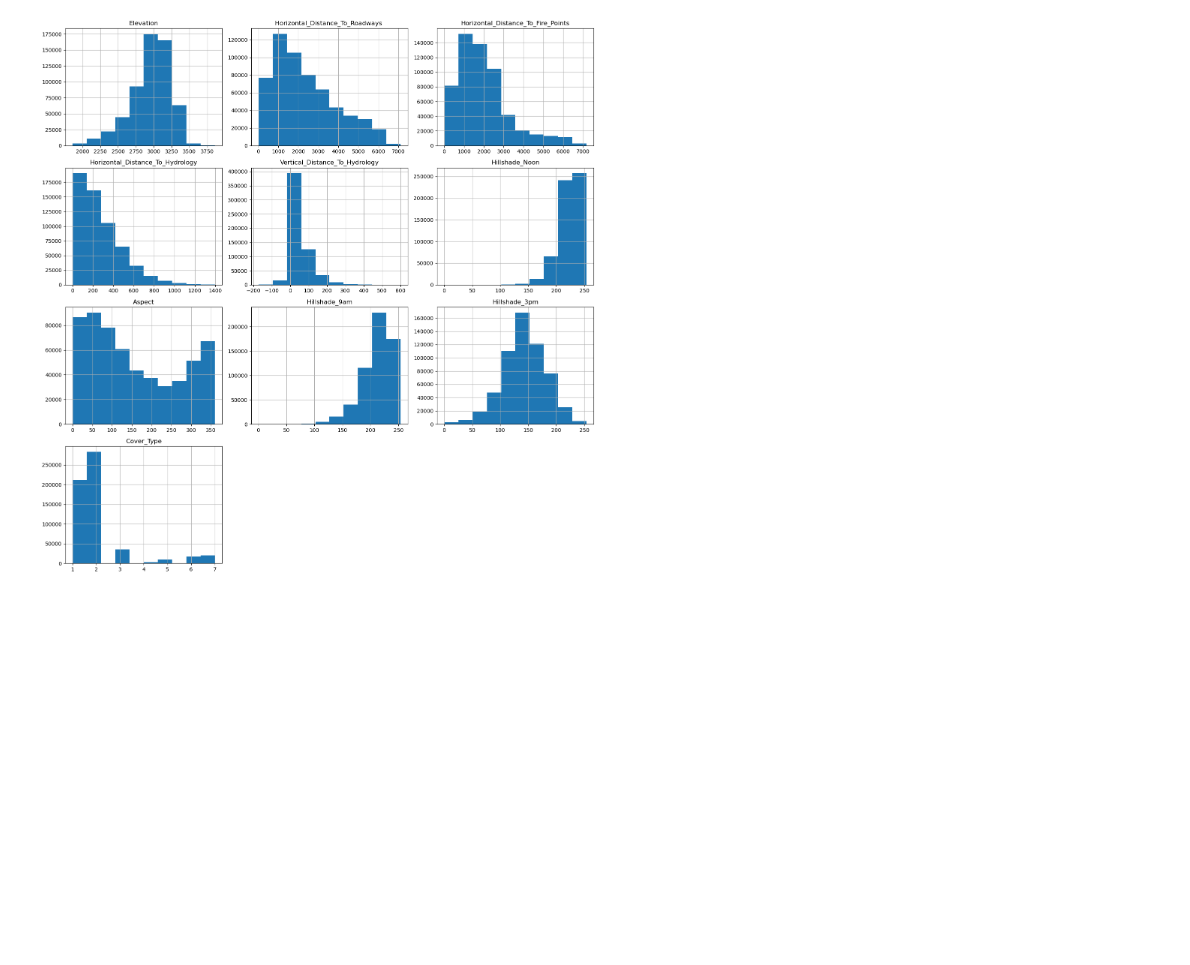
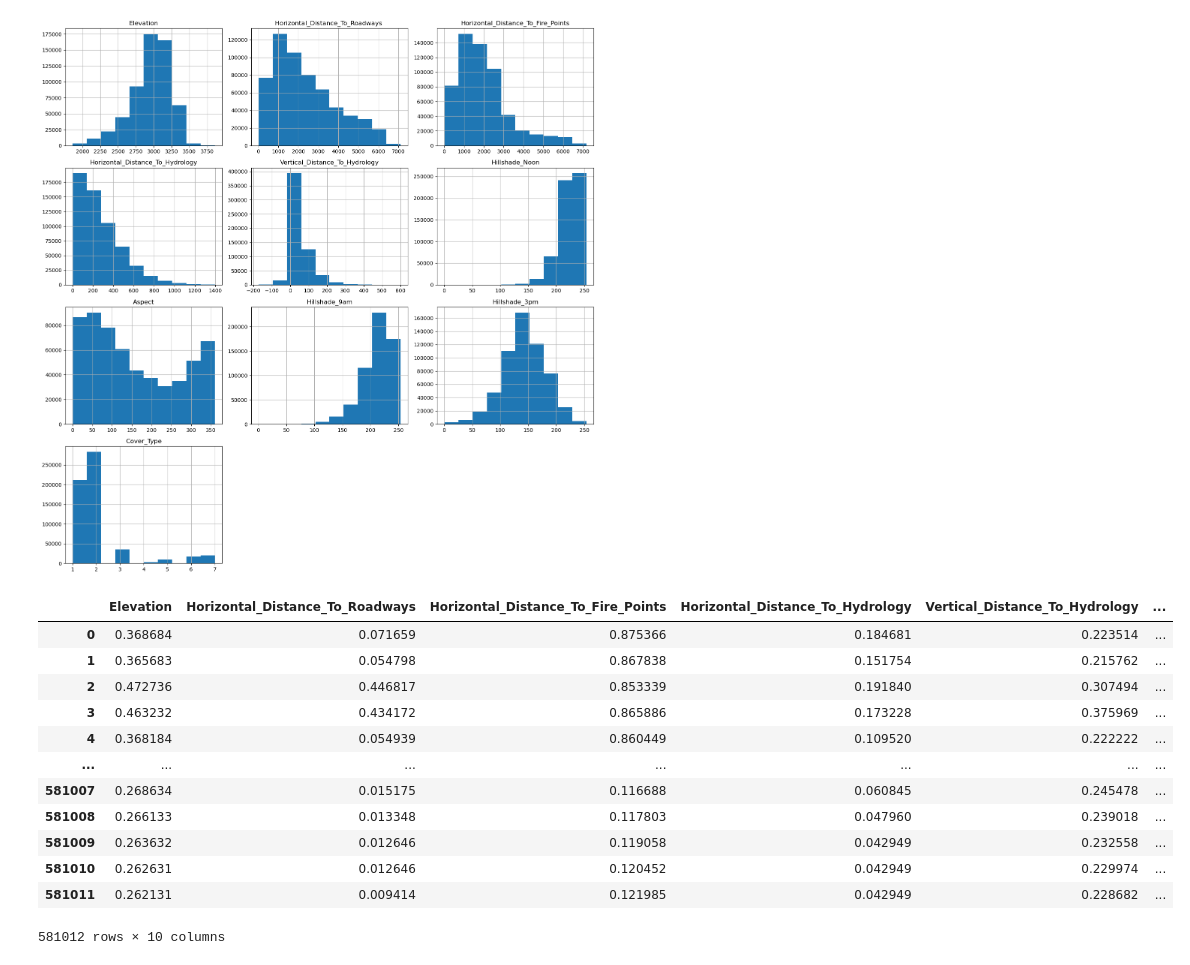
Before and after one commit to seerraa16/Examen_EDA, a Jupyter notebook: ejercicio_1.ipynb, the cells around one changed output. Cells and saved outputs as stored; diff of their text form; code cells hidden in the pictures; blank space fills up the shorter version.

```diff
--- a/ejercicio_1.ipynb
+++ b/ejercicio_1.ipynb
@@ -138,3 +138,26 @@ plt.tight_layout()
 plt.show()
 # %% [output]
 [figure]
+# %%
+# normalizar todas las variables
+from sklearn.preprocessing import MinMaxScaler
+scaler = MinMaxScaler()
+# comenzaremos con las variables de entrada entre los valores 0 y 1
+df_reducida_norm = pd.DataFrame(scaler.fit_transform(df_reducida.drop('Cover_Type', axis=1)), columns=df_reducida.drop('Cover_Type', axis=1).columns)
+# la variable objetivo no la normalizamos
+df_reducida_norm['Cover_Type'] = df_reducida['Cover_Type']
+df_reducida_norm
+# %% [output]
+|  | Elevation | Horizontal_Distance_To_Roadways | Horizontal_Distance_To_Fire_Points | Horizontal_Distance_To_Hydrology | Vertical_Distance_To_Hydrology | ... |
+| 0 | 0.368684 | 0.071659 | 0.875366 | 0.184681 | 0.223514 | ... |
+| 1 | 0.365683 | 0.054798 | 0.867838 | 0.151754 | 0.215762 | ... |
+| 2 | 0.472736 | 0.446817 | 0.853339 | 0.191840 | 0.307494 | ... |
+| 3 | 0.463232 | 0.434172 | 0.865886 | 0.173228 | 0.375969 | ... |
+| 4 | 0.368184 | 0.054939 | 0.860449 | 0.109520 | 0.222222 | ... |
+| ... | ... | ... | ... | ... | ... | ... |
+| 581007 | 0.268634 | 0.015175 | 0.116688 | 0.060845 | 0.245478 | ... |
+| 581008 | 0.266133 | 0.013348 | 0.117803 | 0.047960 | 0.239018 | ... |
+| 581009 | 0.263632 | 0.012646 | 0.119058 | 0.042949 | 0.232558 | ... |
+| 581010 | 0.262631 | 0.012646 | 0.120452 | 0.042949 | 0.229974 | ... |
+| 581011 | 0.262131 | 0.009414 | 0.121985 | 0.042949 | 0.228682 | ... |
+581012 rows × 10 columns
```
Also changed, not shown: parts of 2 cells of this notebook.
